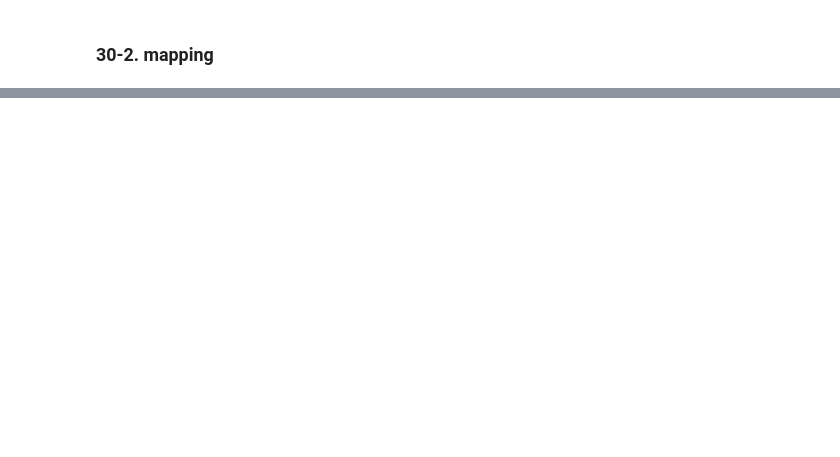
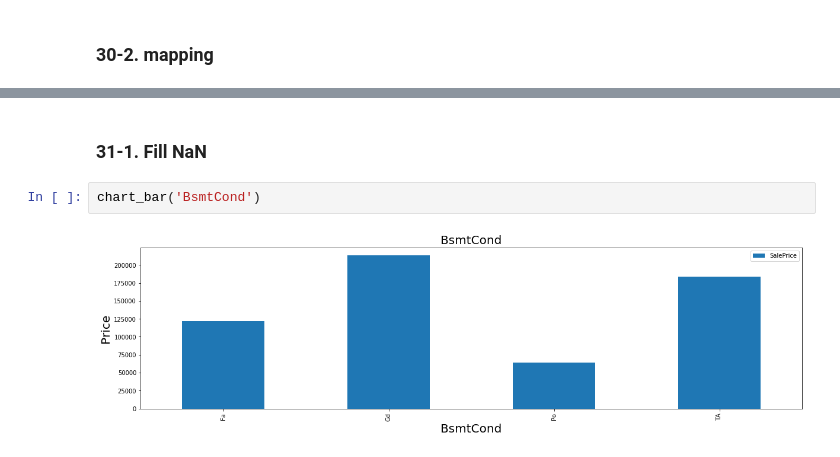
Before and after one commit to gjustin40/Kaggle, a Jupyter notebook: House-Prices/House_prices_part2.ipynb, the cells around one changed output, grey strips where cells are left out. Saved outputs shown, nothing was run; the diff lists cells and outputs as text; blank space fills up the shorter version.

```diff
--- a/House-Prices/House_prices_part2.ipynb
+++ b/House-Prices/House_prices_part2.ipynb
@@ -531,0 +340,6 @@ SaleCondition: Condition of sale
+# %% [markdown]
+### 31-1. Fill NaN
+# %%
+chart_bar('BsmtCond')
+# %% [output]
+[figure, added]
```
Also changed, not shown: parts of 50 cells of this notebook.
